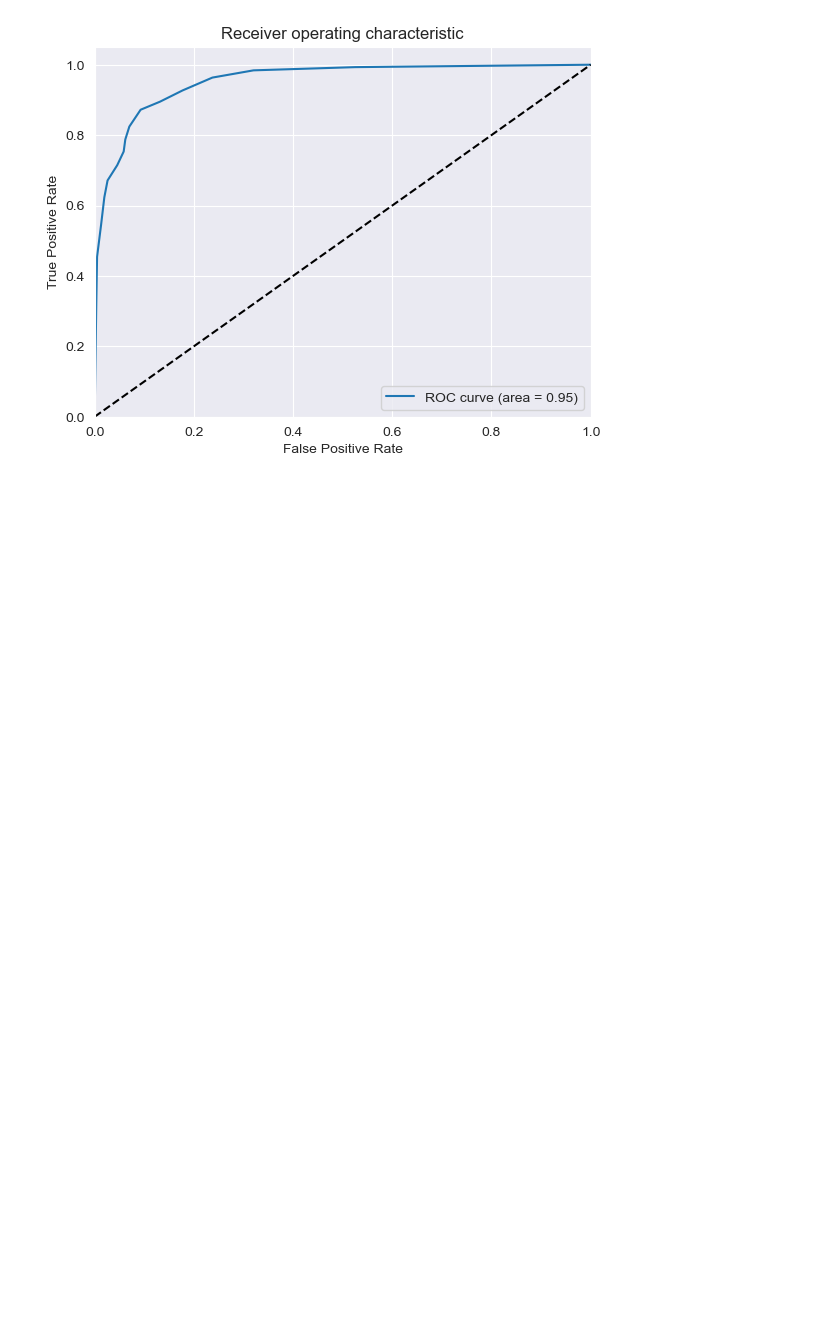
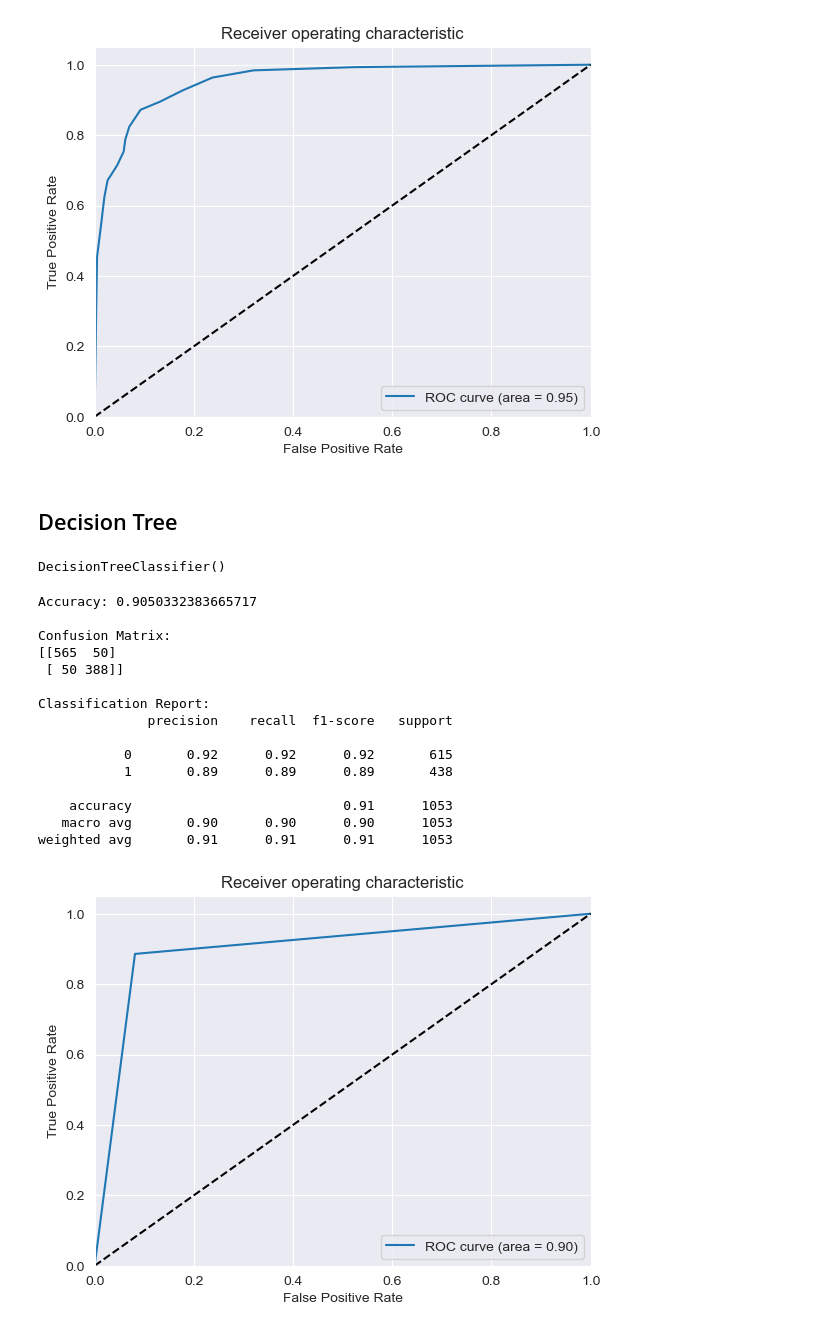
Before and after one commit to NotMishaal/Spam-Classification, a Jupyter notebook: classification.ipynb, the cells around one changed output. Cells and saved outputs as stored; diff of their text form; code cells hidden in the pictures; blank space fills up the shorter version.

Commit message:
added decision tree model

```diff
--- a/classification.ipynb
+++ b/classification.ipynb
@@ -279,3 +279,32 @@ Classification Report:
    macro avg       0.88      0.86      0.87      1053
 weighted avg       0.88      0.88      0.87      1053
 [figure]
+# %% [markdown]
+## Decision Tree
+# %%
+dt = DecisionTreeClassifier()
+dt.fit(x_train, y_train)
+# %% [output]
+DecisionTreeClassifier()
+# %%
+dt_pred = dt.predict(x_test)
+dt_pred_prob = dt.predict_proba(x_test)[:, 1]
+# %%
+evaluate(dt_pred, dt_pred_prob)
+# %% [output]
+Accuracy: 0.9050332383665717
+
+Confusion Matrix:
+[[565  50]
+ [ 50 388]]
+
+Classification Report:
+              precision    recall  f1-score   support
+
+           0       0.92      0.92      0.92       615
+           1       0.89      0.89      0.89       438
+
+    accuracy                           0.91      1053
+   macro avg       0.90      0.90      0.90      1053
+weighted avg       0.91      0.91      0.91      1053
+[figure, added]
```
Also changed, not shown: parts of 1 cell of this notebook.
